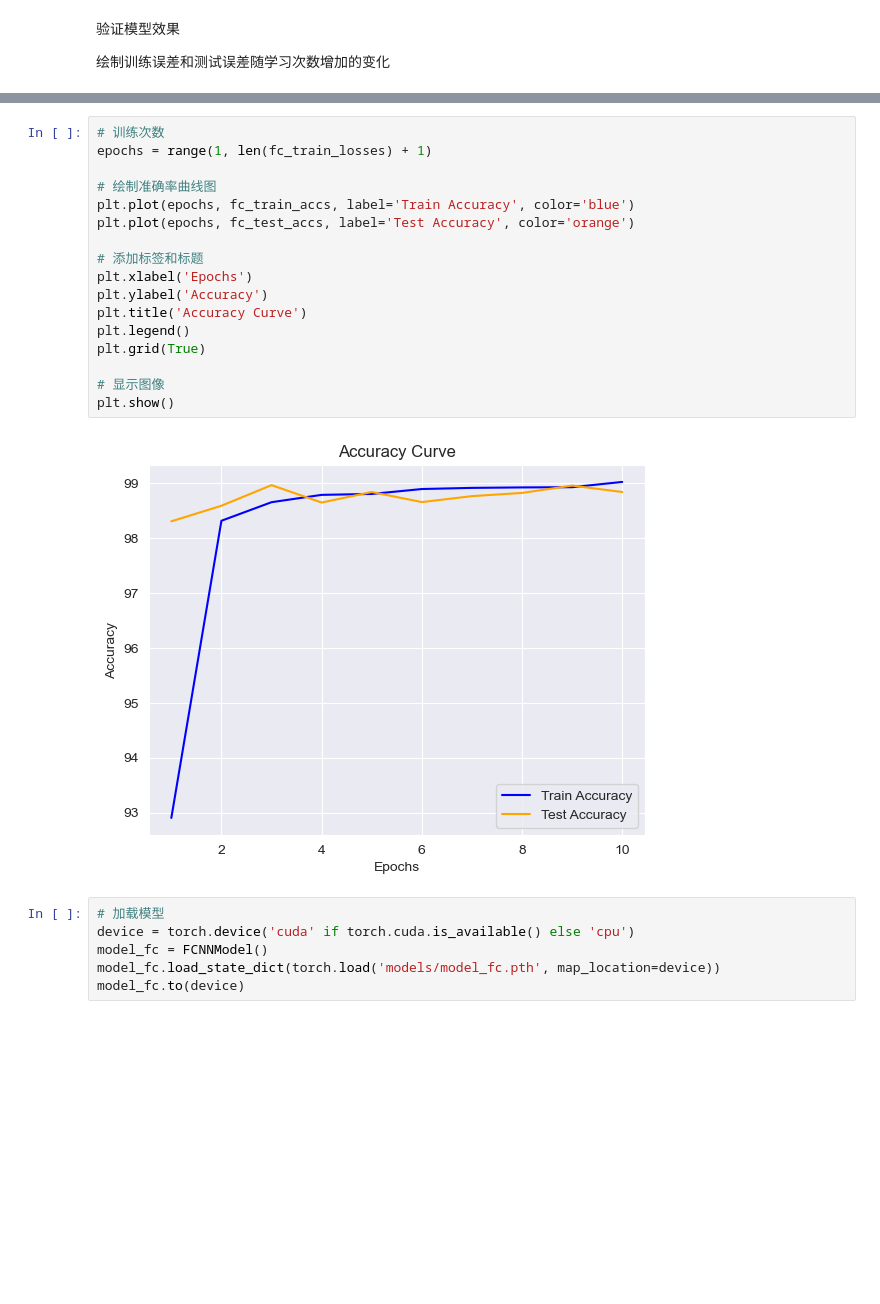
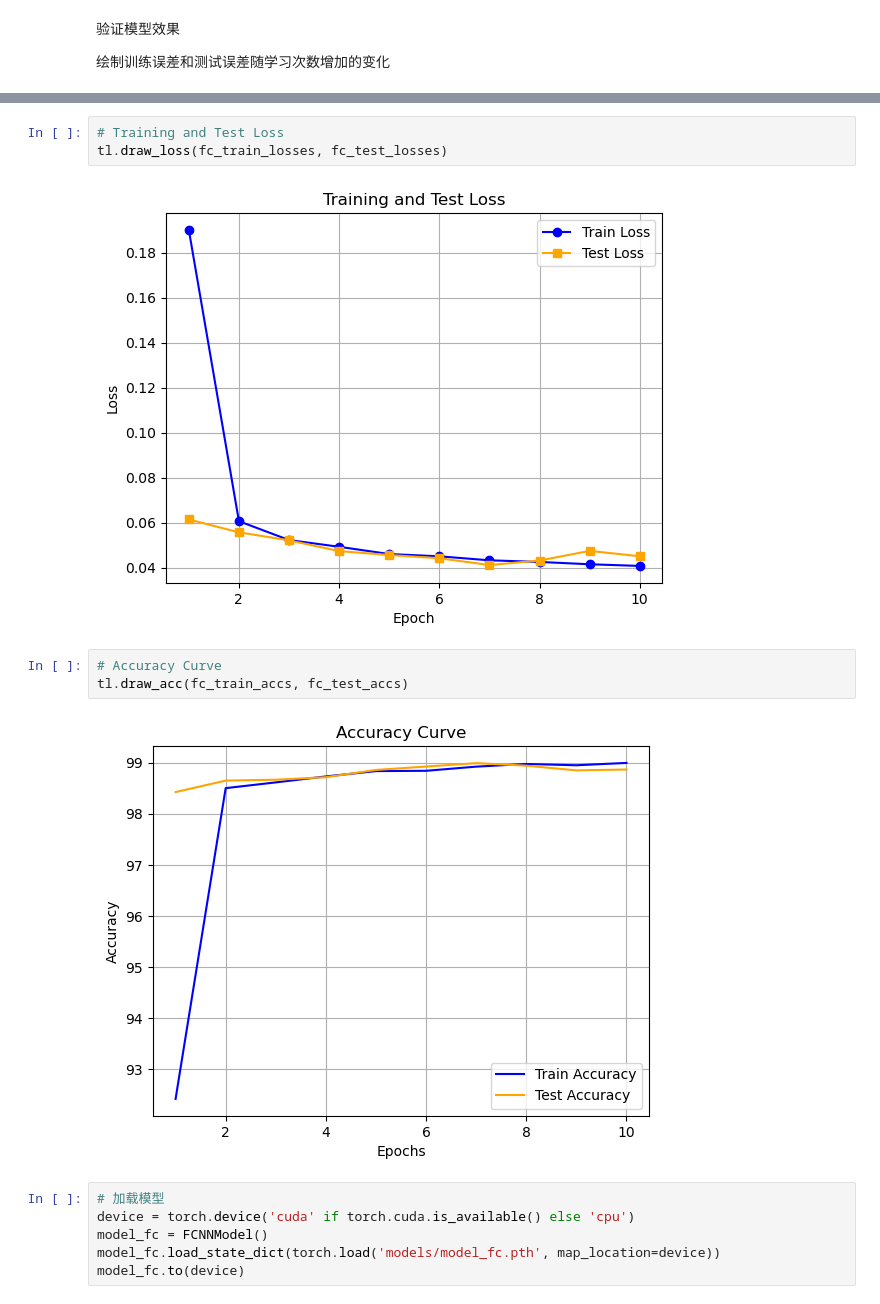
Before and after one commit to ehxu/MCNN-QCC, a Jupyter notebook: MCNN-QCC.ipynb, the cells around one changed output, grey strips where cells are left out. Drawn from its saved outputs; the diff is of its cells as text; blank space fills up the shorter version.

```diff
--- a/MCNN-QCC.ipynb
+++ b/MCNN-QCC.ipynb
@@ -278,22 +255,13 @@ plt.show()
-# %%
-# 训练次数
-epochs = range(1, len(fc_train_losses) + 1)
-
-# 绘制准确率曲线图
-plt.plot(epochs, fc_train_accs, label='Train Accuracy', color='blue')
-plt.plot(epochs, fc_test_accs, label='Test Accuracy', color='orange')
-
-# 添加标签和标题
-plt.xlabel('Epochs')
-plt.ylabel('Accuracy')
-plt.title('Accuracy Curve')
-plt.legend()
-plt.grid(True)
-
-# 显示图像
-plt.show()
-# %% [output]
-[figure, removed]
+# %%
+# Training and Test Loss
+tl.draw_loss(fc_train_losses, fc_test_losses)
+# %% [output]
+[figure, added]
+# %%
+# Accuracy Curve
+tl.draw_acc(fc_train_accs, fc_test_accs)
+# %% [output]
+[figure, added]
 # %%
 # 加载模型
 device = torch.device('cuda' if torch.cuda.is_available() else 'cpu')
```
Also changed, not shown: parts of 40 cells of this notebook, 2 other files.
